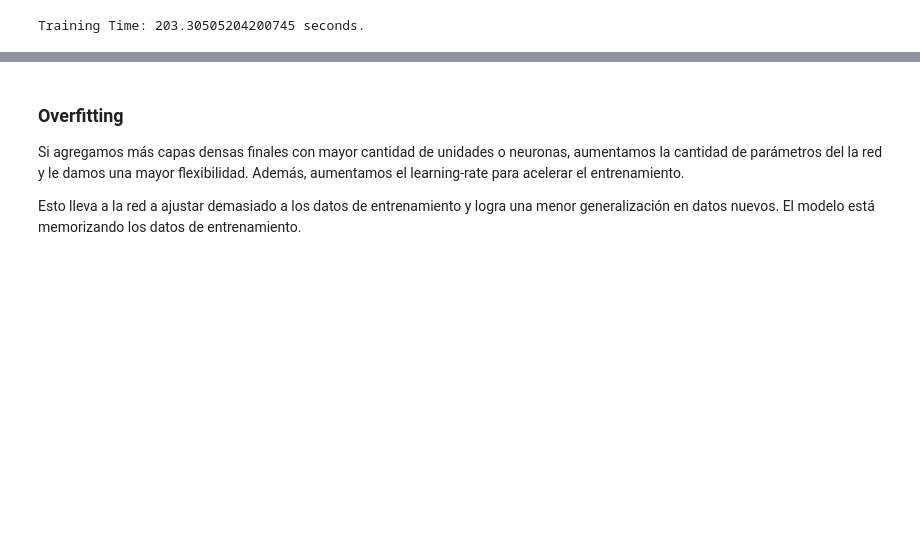
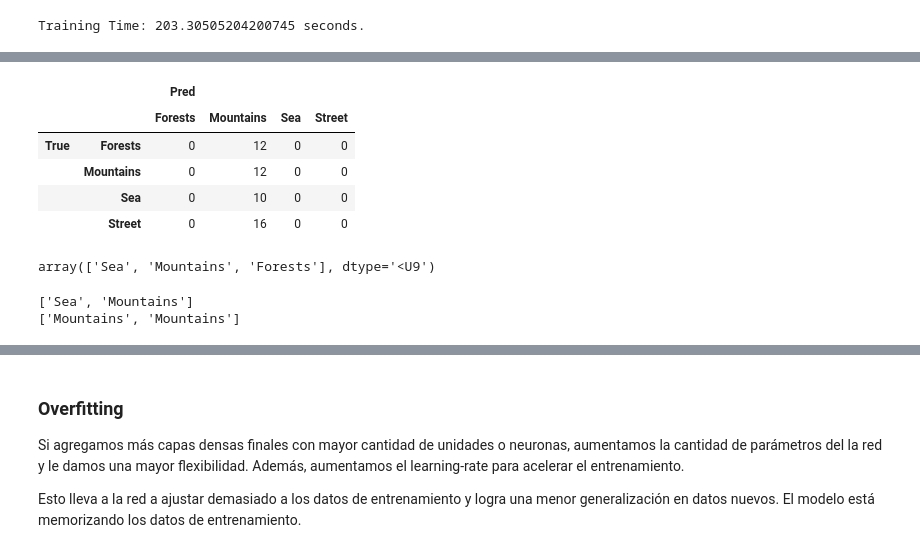
Before and after one commit to JuanCruzC97/ml-stuff, a Jupyter notebook: computer-vision/scenes.ipynb, the cells around one changed output, grey strips where cells are left out. Drawn from its saved outputs; the diff is of its cells as text; code cells hidden in the pictures; blank space fills up the shorter version.

```diff
--- a/computer-vision/scenes.ipynb
+++ b/computer-vision/scenes.ipynb
@@ -914,0 +653,4 @@ model_evaluation(conv_1, train_data, train_targets, val_data, val_targets, test_
+# %%
+preds = np.argmax(conv_1.predict(test_data[0:50], verbose=0), axis=1)
+# %%
+trues = test_targets[0:50].ravel()
@@ -914,0 +665,9 @@ model_evaluation(conv_1, train_data, train_targets, val_data, val_targets, test_
+# %%
+display_confusion_matrix(trues, preds)
+# %% [output]
+|  |  | Pred |  |  |  |
+|  |  | Forests | Mountains | Sea | Street |
+| True | Forests | 0 | 12 | 0 | 0 |
+|  | Mountains | 0 | 12 | 0 | 0 |
+|  | Sea | 0 | 10 | 0 | 0 |
+|  | Street | 0 | 16 | 0 | 0 |
@@ -914,0 +679,5 @@ model_evaluation(conv_1, train_data, train_targets, val_data, val_targets, test_
+# %%
+# Opción 1
+np.array(list(map(prediction_to_class, trues)))
+# %% [output]
+array(['Sea', 'Mountains', 'Forests'], dtype='<U9')
@@ -914,0 +688,6 @@ model_evaluation(conv_1, train_data, train_targets, val_data, val_targets, test_
+# %%
+print(trues2)
+print(preds2)
+# %% [output]
+['Sea', 'Mountains']
+['Mountains', 'Mountains']
```
Also changed, not shown: parts of 42 cells of this notebook.
